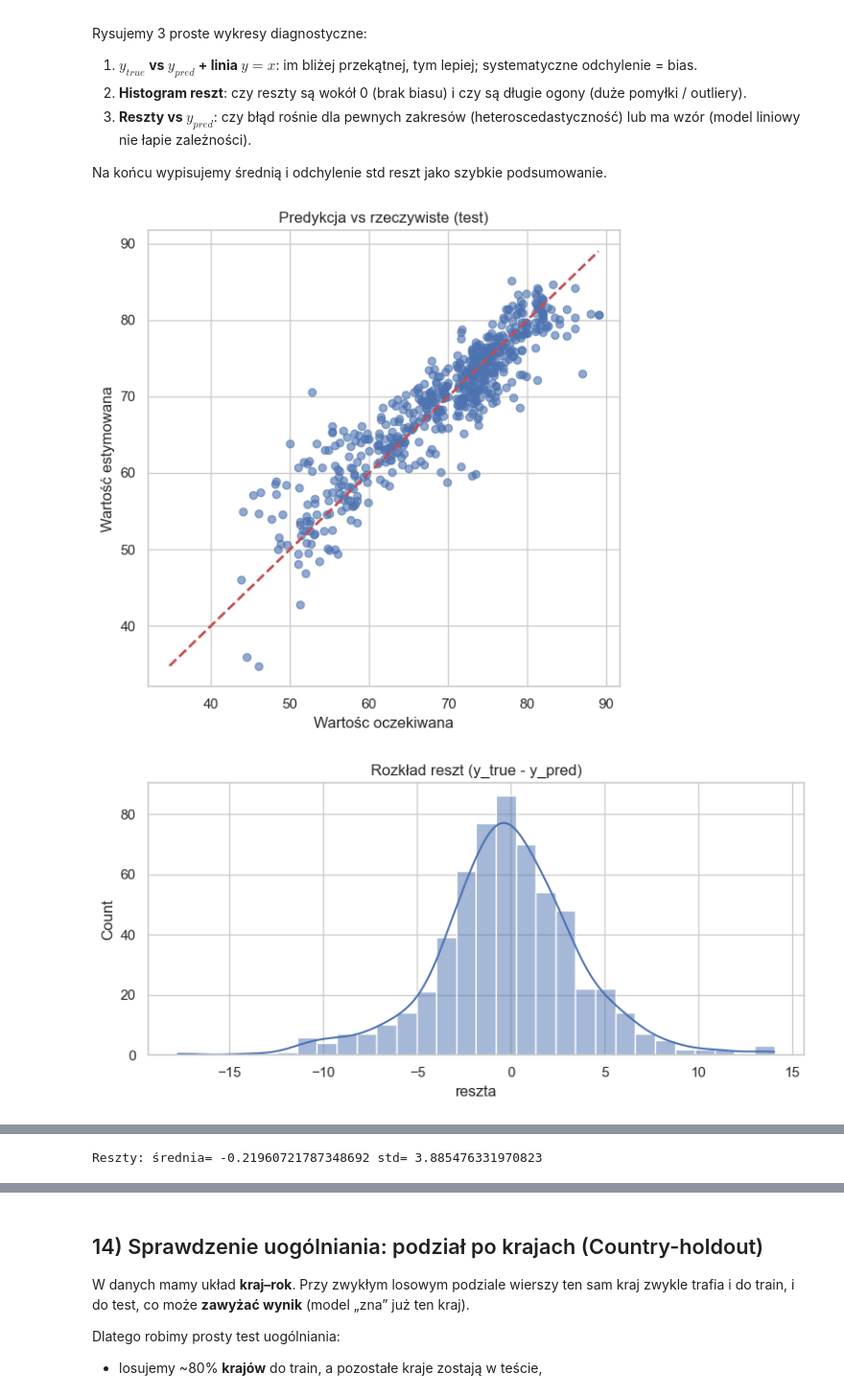
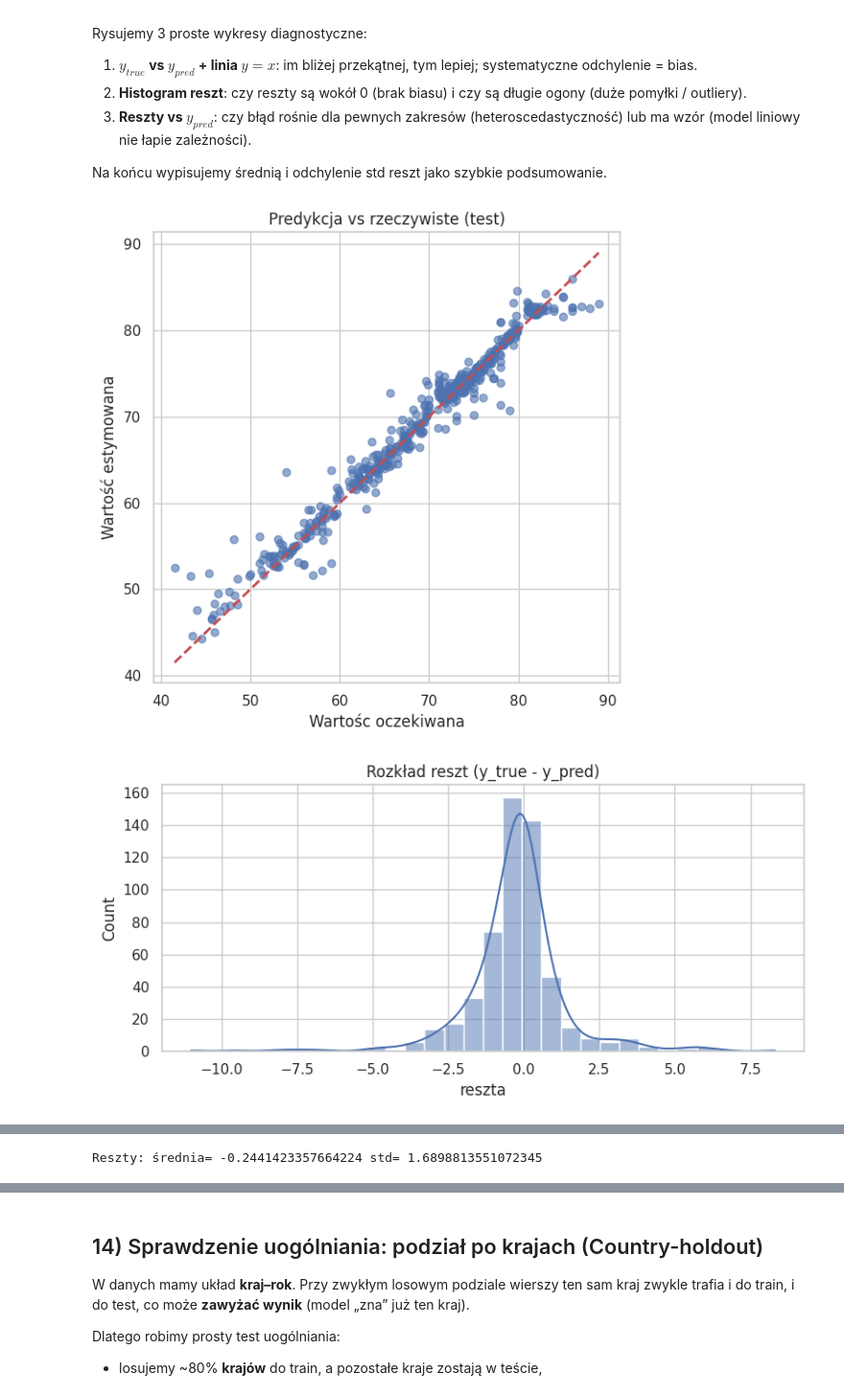
Before and after one commit to Paffeueq/data_mining_project, a Jupyter notebook: Life_Expectancy_Regression.ipynb, the cells around one changed output, grey strips where cells are left out. Shown at 96% size. Cells and saved outputs as stored; diff of their text form; code cells hidden in the pictures.

Commit message:
Dodanie automatycznego doboru cech modelu i zbadanie wpływu eleminacji cech na model

```diff
--- a/Life_Expectancy_Regression.ipynb
+++ b/Life_Expectancy_Regression.ipynb
@@ -417,13 +420,13 @@ def prepare_X_t(x_train: pd.DataFrame, x_test: pd.DataFrame) -> tuple:
 
 X_train_t_filled, X_test_t_filled = prepare_X_t(x_train_filled, x_test_filled)
 
-X_train_t_closest, X_test_t_closest = prepare_X_t(x_train_interpolation, x_test_interpolation)
+X_train_t_interpolation, X_test_t_interpolation = prepare_X_t(x_train_interpolation, x_test_interpolation)
 
 X_train_t_median, X_test_t_median = prepare_X_t(x_train_median, x_test_median)
 
 
 pd.DataFrame([[X_train_t_filled.shape, X_test_t_filled.shape],
-             [X_train_t_closest.shape, X_test_t_closest.shape],
+             [X_train_t_interpolation.shape, X_test_t_interpolation.shape],
              [X_train_t_median.shape, X_test_t_median.shape]],
              columns=['Treningowy', 'Testowy'],
              index=['ffill/bfill','interpolacja', 'mediana'])
@@ -703,0 +732,8 @@ Im więcej cech tym większa dokładność i mniejsza wariancja, jednakże ogran
+# %%
+sfs_backward = SequentialFeatureSelector(best_interpolation,
+                                direction='backward',
+                                scoring='neg_root_mean_squared_error',
+                                cv=5,
+                                tol=0.01)
+
+sfs_backward.fit(X_train_t_interpolation, y_train_interpolation)
@@ -703,0 +773,8 @@ Im więcej cech tym większa dokładność i mniejsza wariancja, jednakże ogran
+# %%
+sfs_forward = SequentialFeatureSelector(best_interpolation,
+                                direction='forward',
+                                scoring='neg_root_mean_squared_error',
+                                cv=5,
+                                tol=0.01)
+
+sfs_forward.fit(X_train_t_interpolation, y_train_interpolation)
@@ -704,3 +811,6 @@ Im więcej cech tym większa dokładność i mniejsza wariancja, jednakże ogran
+# %%
+X_train_t_interpolation = sfs_backward.transform(X_train_t_interpolation)
+X_test_t_interpolation = sfs_backward.transform(X_test_t_interpolation)
 # %% [markdown]
 ## 11) Analiza błędów: $y_{true}$ vs $y_{pred}$ i reszty
 
@@ -716,46 +826,42 @@ Rysujemy 3 proste wykresy diagnostyczne:
 
 Na końcu wypisujemy średnią i odchylenie std reszt jako szybkie podsumowanie.
 # %%
-# 11) Wykresy błędów na teście
+best_interpolation.fit(X_train_t_interpolation, y_train_interpolation)
+y_pred = best_interpolation.predict(X_test_t_interpolation)
 
-# 1) Uczymy model na train (po przygotowaniu danych) i przewidujemy na teście
-best_model.fit(X_train_t, y_train)
-y_pred = best_model.predict(X_test_t)
-
-# 2) Reszty (błędy): dodatnie = model zaniżył, ujemne = model zawyżył
-residuals = y_test - y_pred
+errors = y_test_interpolation - y_pred
 
 # Wykres 1: y_true vs y_pred (idealnie punkty leżą na przekątnej)
 plt.figure(figsize=(6, 6))
-plt.scatter(y_test, y_pred, alpha=0.6)
-min_v = min(y_test.min(), y_pred.min())
-max_v = max(y_test.max(), y_pred.max())
+plt.scatter(y_test_interpolation, y_pred, alpha=0.6)
+min_v = min(y_test_interpolation.min(), y_pred.min())
+max_v = max(y_test_interpolation.max(), y_pred.max())
 plt.plot([min_v, max_v], [min_v, max_v], "r--", linewidth=2)
 plt.xlabel("Wartośc oczekiwana")
 plt.ylabel("Wartość estymowana")
 plt.title("Predykcja vs rzeczywiste (test)")
 plt.tight_layout()
 plt.show()
 
 # Wykres 2: rozkład reszt (czy jest symetryczny wokół 0?)
 plt.figure(figsize=(8, 4))
-sns.histplot(residuals, kde=True, bins=30)
+sns.histplot(errors, kde=True, bins=30)
 plt.title("Rozkład reszt (y_true - y_pred)")
 plt.xlabel("reszta")
 plt.tight_layout()
 plt.show()
 
 # Wykres 3: reszty vs y_pred (czy błąd zależy od poziomu predykcji?)
 plt.figure(figsize=(8, 4))
-plt.scatter(y_pred, residuals, alpha=0.6)
+plt.scatter(y_pred, errors, alpha=0.6)
 plt.axhline(0, color="red", linestyle="--")
 plt.title("Reszty vs y_pred")
 plt.xlabel("y_pred")
 plt.ylabel("reszta")
 plt.tight_layout()
 plt.show()
 
-print("Reszty: średnia=", float(np.mean(residuals)), "std=", float(np.std(residuals)))
+print("Reszty: średnia=", float(np.mean(errors)), "std=", float(np.std(errors)))
 # %% [output]
-[figure, old version]
+[figure, new version]
-[figure, old version]
+[figure, new version]
@@ -763,4 +869,4 @@ print("Reszty: średnia=", float(np.mean(residuals)), "std=", float(np.std(resid
-Reszty: średnia= -0.21960721787348692 std= 3.885476331970823
+Reszty: średnia= -0.2441423357664224 std= 1.6898813551072345
 # %% [markdown]
 ## 12) Ważność cech: współczynniki modelu liniowego
 
```
Also changed, not shown: parts of 30 cells of this notebook.
